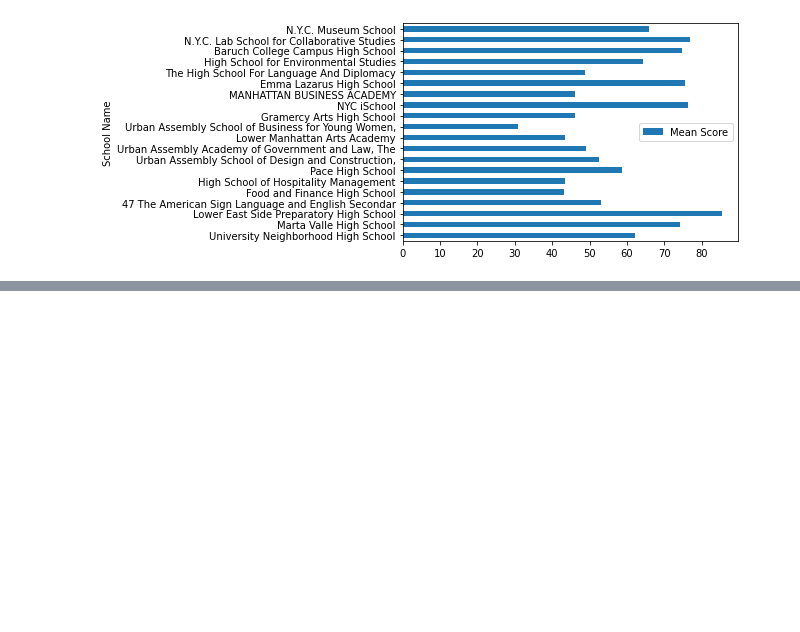
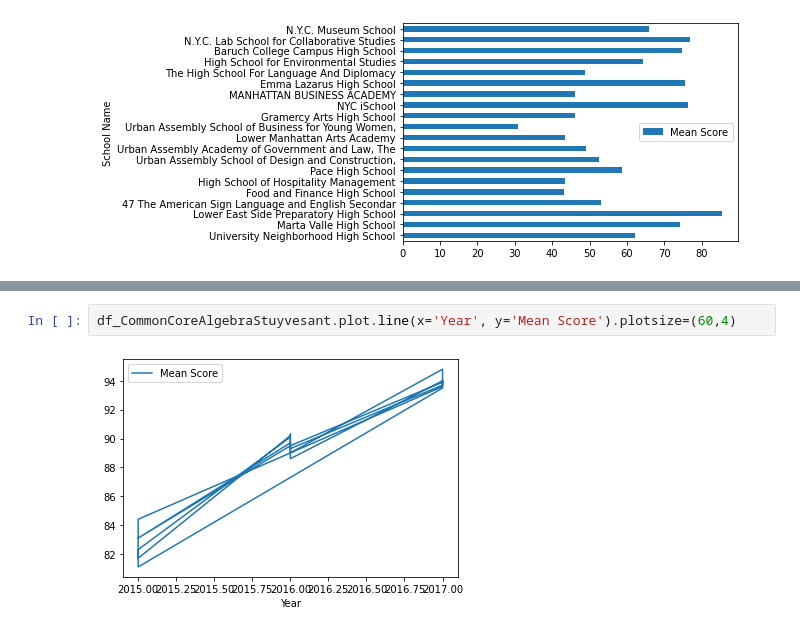
Before and after one commit to tuccib/CUNY-LAG, a Jupyter notebook: 210625_Project1_Bruno_Tucci.ipynb, the cells around one changed output, grey strips where cells are left out. Saved outputs shown, nothing was run; the diff lists cells and outputs as text; blank space fills up the shorter version.

```diff
--- a/210625_Project1_Bruno_Tucci.ipynb
+++ b/210625_Project1_Bruno_Tucci.ipynb
@@ -620,0 +643,4 @@ df_CommonCoreAlgebraTop.plot.barh(x='School Name', y='Mean Score').figsize=(60,4
+# %%
+df_CommonCoreAlgebraStuyvesant.plot.line(x='Year', y='Mean Score').plotsize=(60,4)
+# %% [output]
+[figure, added]
```
Also changed, not shown: parts of 3 cells of this notebook.
